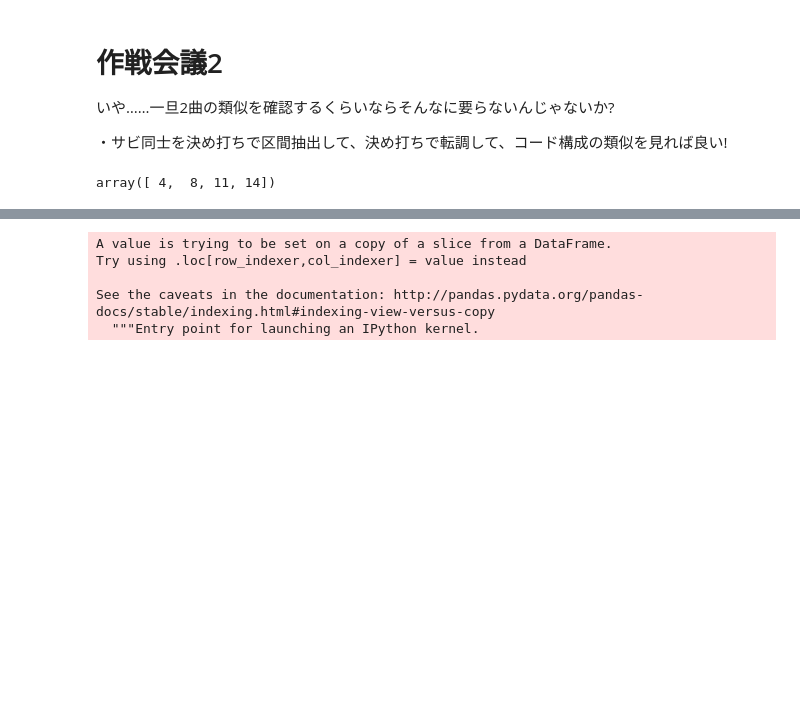
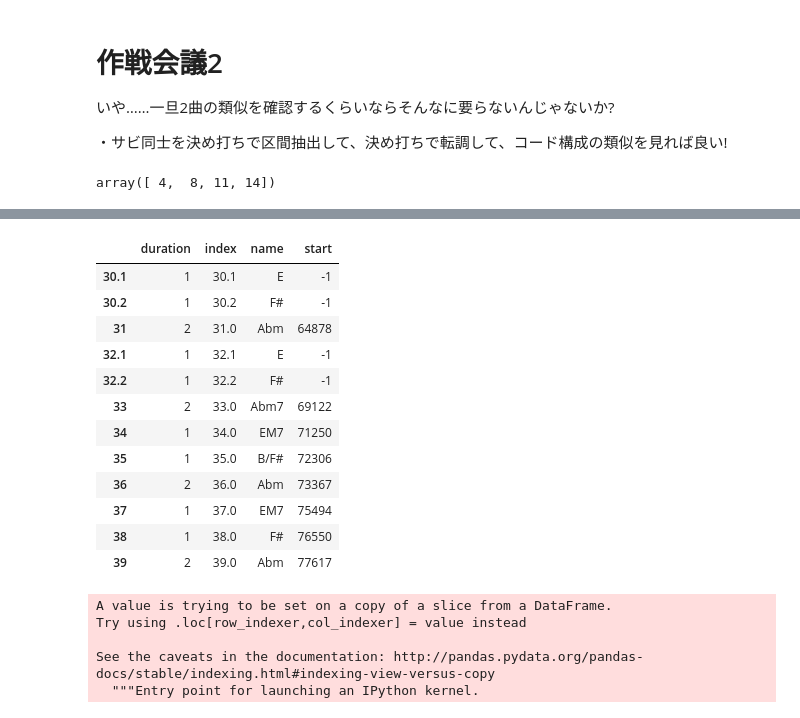
Before and after one commit to Linus-MK/audio_chord_analysis, a Jupyter notebook: perse_songle_api.ipynb, the cells around one changed output, grey strips where cells are left out. Drawn from its saved outputs; the diff is of its cells as text; code cells hidden in the pictures; blank space fills up the shorter version.

```diff
--- a/perse_songle_api.ipynb
+++ b/perse_songle_api.ipynb
@@ -166,3 +223,19 @@ sabi_bokura = df_bokura.iloc[30:40]
+# %%
+sabi_bokura
+# %% [output]
+|  | duration | index | name | start |
+| 30.1 | 1 | 30.1 | E | -1 |
+| 30.2 | 1 | 30.2 | F# | -1 |
+| 31 | 2 | 31.0 | Abm | 64878 |
+| 32.1 | 1 | 32.1 | E | -1 |
+| 32.2 | 1 | 32.2 | F# | -1 |
+| 33 | 2 | 33.0 | Abm7 | 69122 |
+| 34 | 1 | 34.0 | EM7 | 71250 |
+| 35 | 1 | 35.0 | B/F# | 72306 |
+| 36 | 2 | 36.0 | Abm | 73367 |
+| 37 | 1 | 37.0 | EM7 | 75494 |
+| 38 | 1 | 38.0 | F# | 76550 |
+| 39 | 2 | 39.0 | Abm | 77617 |
 # %%
 sabi_bokura["chord_pitch"] = sabi_bokura["name"].map(chord_to_pitch)
 # %% [output]
```
Also changed, not shown: parts of 12 cells of this notebook.
